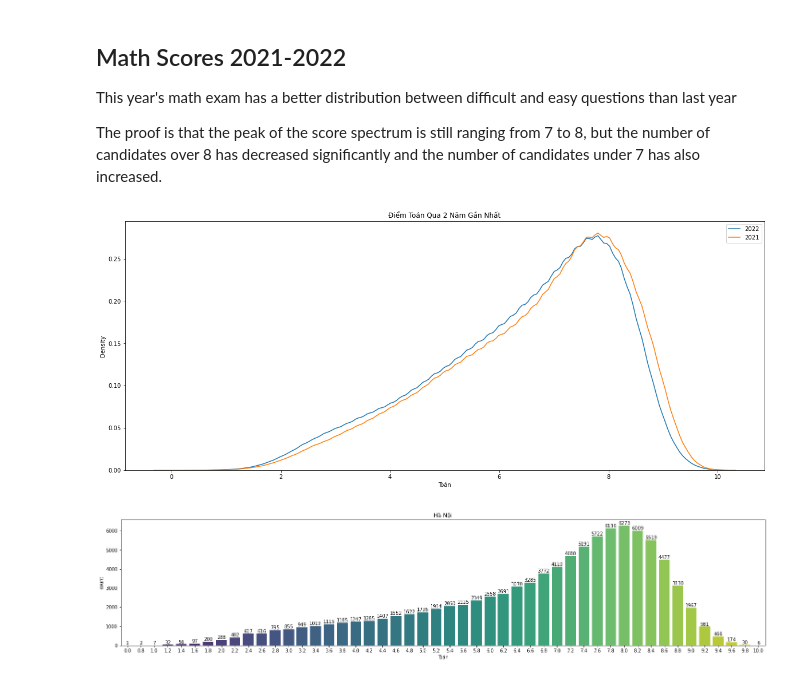
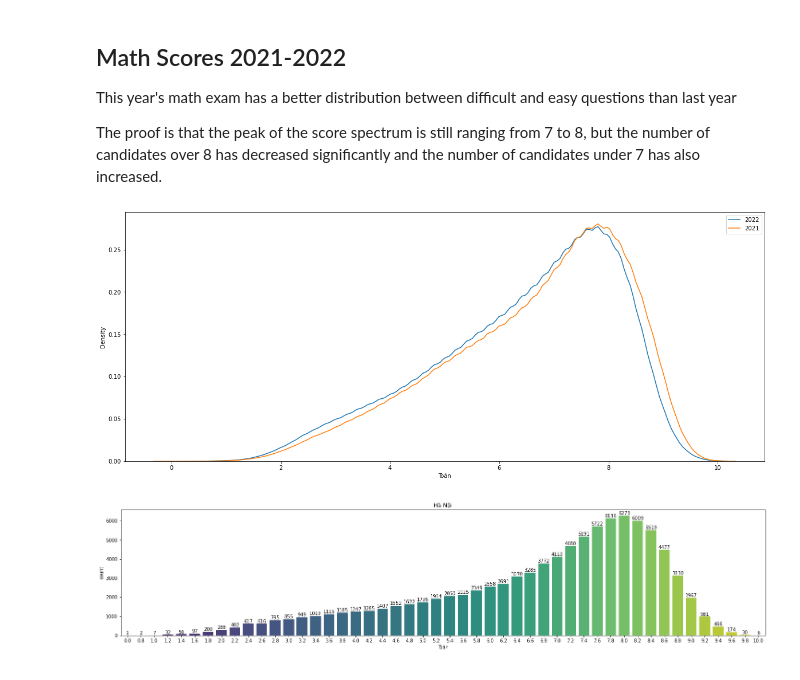
Before and after one commit to tiendat07/National-University-Exam-Scores-2022, a Jupyter notebook: National-University-Exam-Scores.ipynb, the cells around one changed output. Saved outputs shown, nothing was run; the diff lists cells and outputs as text; code cells hidden in the pictures.

```diff
--- a/National-University-Exam-Scores.ipynb
+++ b/National-University-Exam-Scores.ipynb
@@ -3,9 +3,10 @@
 Here we have 2 dataset of College Test Scores of 2 years: 2020, 2021
 # %%
 import pandas as pd
+from matplotlib import pyplot as plt
+import seaborn as sns
 
-
-Province = pd.read_excel('data/Province.xlsx.ocr.xlsx')
+Province = pd.read_excel('data/Province.xlsx')
 DiemThi2022 = pd.read_csv('data/diem_thi_thpt_2022.csv')
 #DiemThi2020 = pd.read_csv("diem_thi_2022-main/diemthi2020.csv")
 
@@ -133,9 +198,9 @@ DiemThi2021[(DiemThi2021['Toán']+DiemThi2021['Văn']+DiemThi2021['Ngoại Ngữ
 # %%
 column2022 = {
     'sbd': 'SBD',
-    'Toán':'Toán',
+    'toan':'Toán',
     'ngu_van':'Văn',
-    'Ngoại Ngữ': 'Ngoại Ngữ',
+    'ngoai_ngu': 'Ngoại Ngữ',
     'vat_li': 'Lý',
     'hoa_hoc': 'Hóa',
     'sinh_hoc': 'Sinh',
@@ -279,18 +325,16 @@ This year's math exam has a better distribution between difficult and easy quest
 
 The proof is that the peak of the score spectrum is still ranging from 7 to 8, but the number of candidates over 8 has decreased significantly and the number of candidates under 7 has also increased.
 # %%
-from matplotlib import pyplot as plt
-import seaborn as sns
+
 plt.figure(figsize=(20,8))
 ax = sns.kdeplot(DiemThi2022['Toán'], label='2022')
 ax = sns.kdeplot(DiemThi2021['Toán'], label='2021')
 
 plt.xlabel('Toán')
-plt.title('Điểm Toán Qua 2 Năm Gần Nhất')
 ax.legend()
 plt.show()
 # %% [output]
-[figure, old version]
+[figure, new version]
 # %%
 HN = DiemThi2022[DiemThi2022['Nơi Thi'] == "Hà Nội"]
 
```
Also changed, not shown: parts of 18 cells of this notebook.
